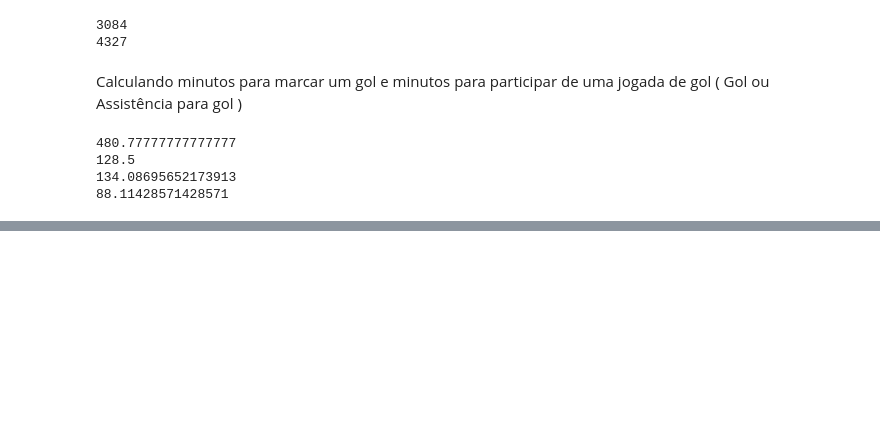
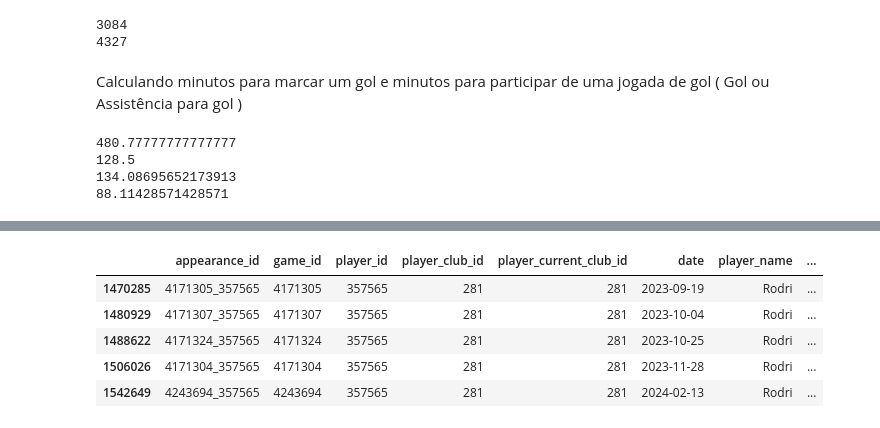
Before and after one commit to felipsants/trabalho-final-org_dados, a Jupyter notebook: datasets/EDA.ipynb, the cells around one changed output, grey strips where cells are left out. Cells and saved outputs as stored; diff of their text form; code cells hidden in the pictures; blank space fills up the shorter version.

```diff
--- a/datasets/EDA.ipynb
+++ b/datasets/EDA.ipynb
@@ -302,0 +317,3 @@ print(minutos_para_participar_gol_vini)
+# %%
+champions_linha = competitions_df.competition_code.apply(lambda name: name == 'uefa-champions-league')
+champions_id = competitions_df[champions_linha]['competition_id'].values[0]
@@ -302,0 +326,18 @@ print(minutos_para_participar_gol_vini)
+# %%
+appearances_vini_CL = appearances_df[(appearances_df["player_id"] == id_vinicius) &
+                                (appearances_df["date"] >= start_date) &
+                                (appearances_df["date"] <= end_date) &
+                                (appearances_df["competition_id"] == champions_id)]
+appearances_rodri_CL = appearances_df[(appearances_df["player_id"] == id_rodri) &
+                                (appearances_df["date"] >= start_date) &
+                                (appearances_df["date"] <= end_date) &
+                                (appearances_df["competition_id"] == champions_id)]
+# %%
+appearances_rodri_CL.head()
+# %% [output]
+|  | appearance_id | game_id | player_id | player_club_id | player_current_club_id | date | player_name | ... |
+| 1470285 | 4171305_357565 | 4171305 | 357565 | 281 | 281 | 2023-09-19 | Rodri | ... |
+| 1480929 | 4171307_357565 | 4171307 | 357565 | 281 | 281 | 2023-10-04 | Rodri | ... |
+| 1488622 | 4171324_357565 | 4171324 | 357565 | 281 | 281 | 2023-10-25 | Rodri | ... |
+| 1506026 | 4171304_357565 | 4171304 | 357565 | 281 | 281 | 2023-11-28 | Rodri | ... |
+| 1542649 | 4243694_357565 | 4243694 | 357565 | 281 | 281 | 2024-02-13 | Rodri | ... |
```
Also changed, not shown: parts of 15 cells of this notebook.
